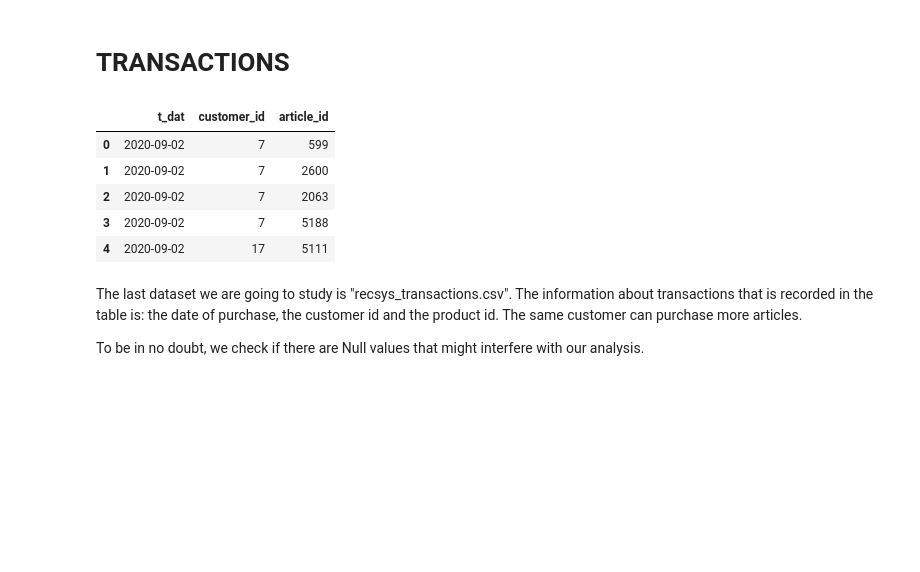
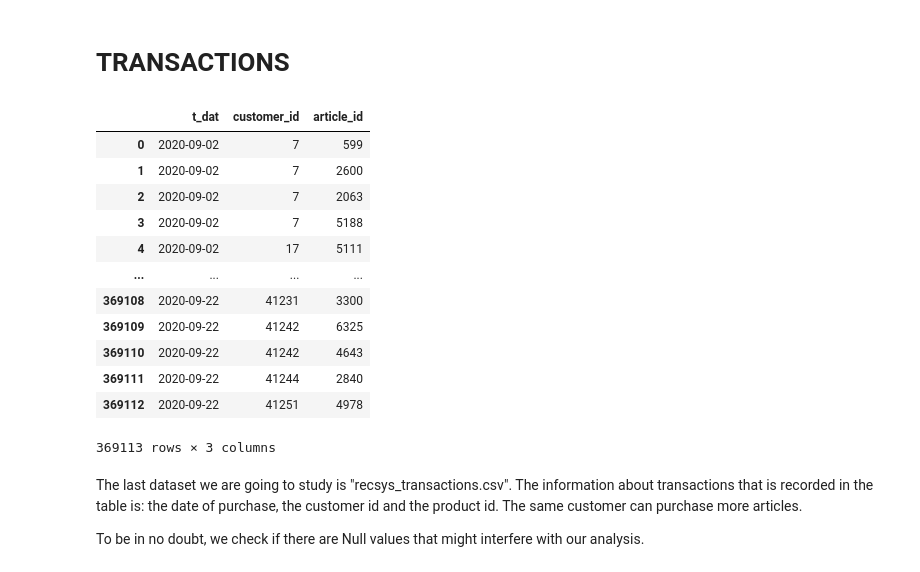
Before and after one commit to alessiabresolin/275601, a Jupyter notebook: project.ipynb, the cells around one changed output. Saved outputs shown, nothing was run; the diff lists cells and outputs as text; code cells hidden in the pictures; blank space fills up the shorter version.

```diff
--- a/project.ipynb
+++ b/project.ipynb
@@ -477,14 +477,21 @@ article_colour3_df = article_colour3_df.sort_values(by='Colour')
 # TRANSACTIONS
 # %%
 transactions = pd.read_csv("recsys_transactions.csv")
-transactions.head()
+transactions
 # %% [output]
 |  | t_dat | customer_id | article_id |
 | 0 | 2020-09-02 | 7 | 599 |
 | 1 | 2020-09-02 | 7 | 2600 |
 | 2 | 2020-09-02 | 7 | 2063 |
 | 3 | 2020-09-02 | 7 | 5188 |
 | 4 | 2020-09-02 | 17 | 5111 |
+| ... | ... | ... | ... |
+| 369108 | 2020-09-22 | 41231 | 3300 |
+| 369109 | 2020-09-22 | 41242 | 6325 |
+| 369110 | 2020-09-22 | 41242 | 4643 |
+| 369111 | 2020-09-22 | 41244 | 2840 |
+| 369112 | 2020-09-22 | 41251 | 4978 |
+369113 rows × 3 columns
 # %% [markdown]
 The last dataset we are going to study is "recsys_transactions.csv". The information about transactions that is recorded in the table is: the date of purchase, the customer id and the product id. The same customer can purchase more articles.
 
```
Also changed, not shown: parts of 25 cells of this notebook.
